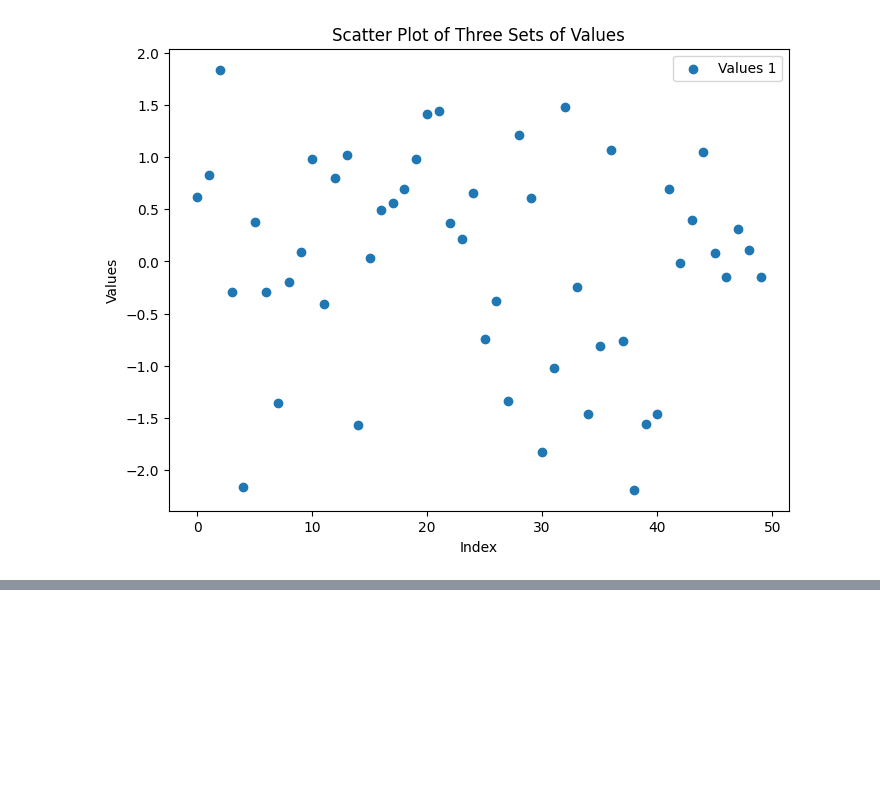
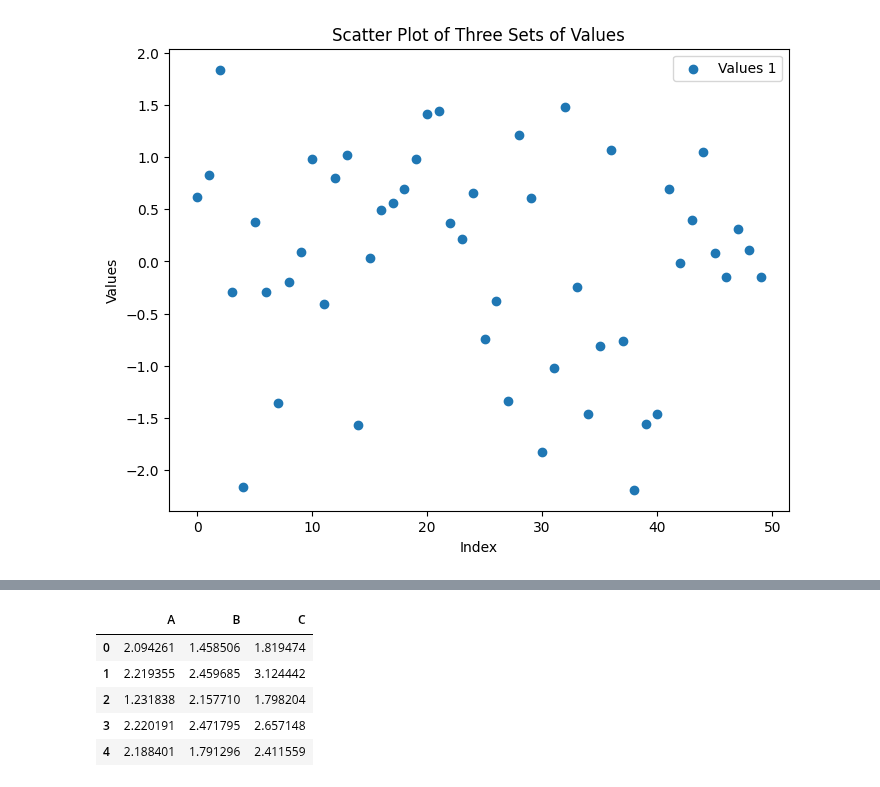
Before and after one commit to davidliu52/ml_learning, a Jupyter notebook: Apply ML/Exercise 04/answer 4.ipynb, the cells around one changed output, grey strips where cells are left out. Saved outputs shown, nothing was run; the diff lists cells and outputs as text; code cells hidden in the pictures; blank space fills up the shorter version.

```diff
--- a/Apply ML/Exercise 04/answer 4.ipynb
+++ b/Apply ML/Exercise 04/answer 4.ipynb
@@ -155,0 +56,14 @@ plt.show()
+# %%
+import pandas as pd
+
+# Assuming 'data_clustering.csv' is your data file
+df = pd.read_csv('data_clustering.csv', header=None)
+df.columns=['A','B','C']
+df.head()
+# %% [output]
+|  | A | B | C |
+| 0 | 2.094261 | 1.458506 | 1.819474 |
+| 1 | 2.219355 | 2.459685 | 3.124442 |
+| 2 | 1.231838 | 2.157710 | 1.798204 |
+| 3 | 2.220191 | 2.471795 | 2.657148 |
+| 4 | 2.188401 | 1.791296 | 2.411559 |
```
Also changed, not shown: parts of 8 cells of this notebook, 3 other files.
